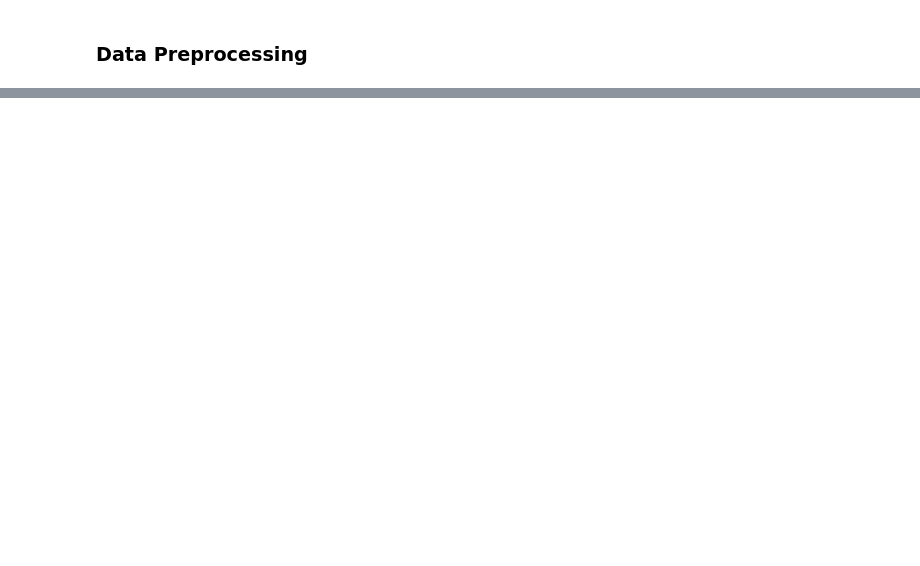
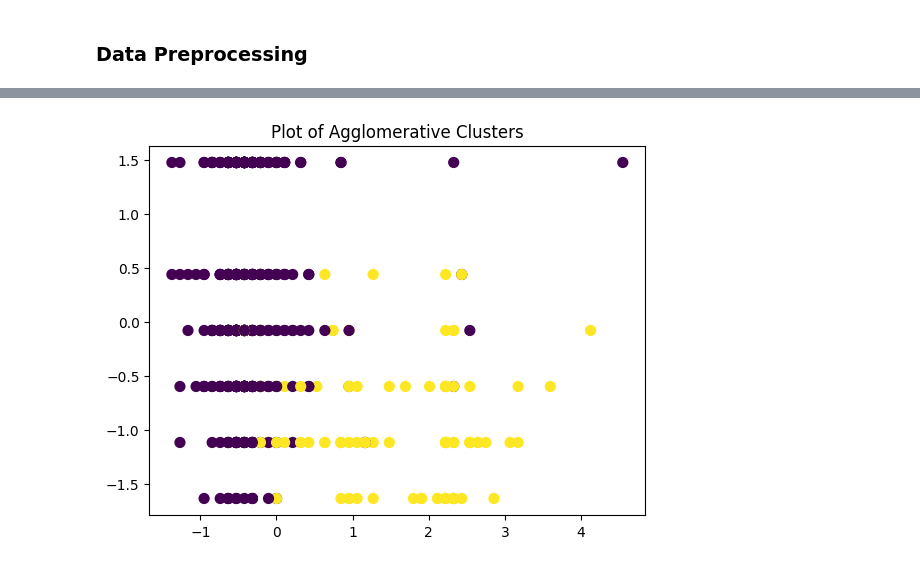
Before and after one commit to Hiroki120301/Social-Media-Addiction-Predictor, a Jupyter notebook: final_project.ipynb, the cells around one changed output, grey strips where cells are left out. Drawn from its saved outputs; the diff is of its cells as text; code cells hidden in the pictures; blank space fills up the shorter version.

```diff
--- a/final_project.ipynb
+++ b/final_project.ipynb
@@ -272,2 +306,19 @@ Exception: No common causes/confounders present. Propensity score based methods
 # %% [markdown]
 ### Data Preprocessing
+# %%
+# 1. K-means clustering
+standard_scaler = StandardScaler()
+df_std = standard_scaler.fit_transform(df)
+kmeans = KMeans(n_clusters=2, random_state=1)
+kmeans.fit(df_std)
+y_kmeans = kmeans.labels_  # Predicted cluster labels
+
+plt.scatter(df_std[:, 0], df_std[:,
+            1], c=y_kmeans, s=50, cmap='viridis')
+
+# Plot centroids of the clusters
+plt.scatter(kmeans.cluster_centers_[:, 0], kmeans.cluster_centers_[
+            :, 1], s=200, c='red', marker='X', label='Centroids')
+plt.legend()
+plt.title('Plot of KMeans Clusters')
+plt.show()
@@ -273,0 +327,16 @@ Exception: No common causes/confounders present. Propensity score based methods
+# %%
+# 2. Agglomerative hierarchical clustering
+from sklearn.cluster import AgglomerativeClustering
+
+
+k_scaled_agglomerative = standard_scaler.fit_transform(df)
+agglomerative = AgglomerativeClustering(n_clusters=2)
+y_agglomerative = agglomerative.fit_predict(k_scaled_agglomerative)
+# Plot centroids of the clusters
+plt.scatter(k_scaled_agglomerative[:, 0],
+            k_scaled_agglomerative[:, 1], c=y_agglomerative, s=50, cmap='viridis')
+
+plt.title('Plot of Agglomerative Clusters')
+plt.show()
+# %% [output]
+[figure, added]
```
Also changed, not shown: parts of 6 cells of this notebook, 5 other files.
